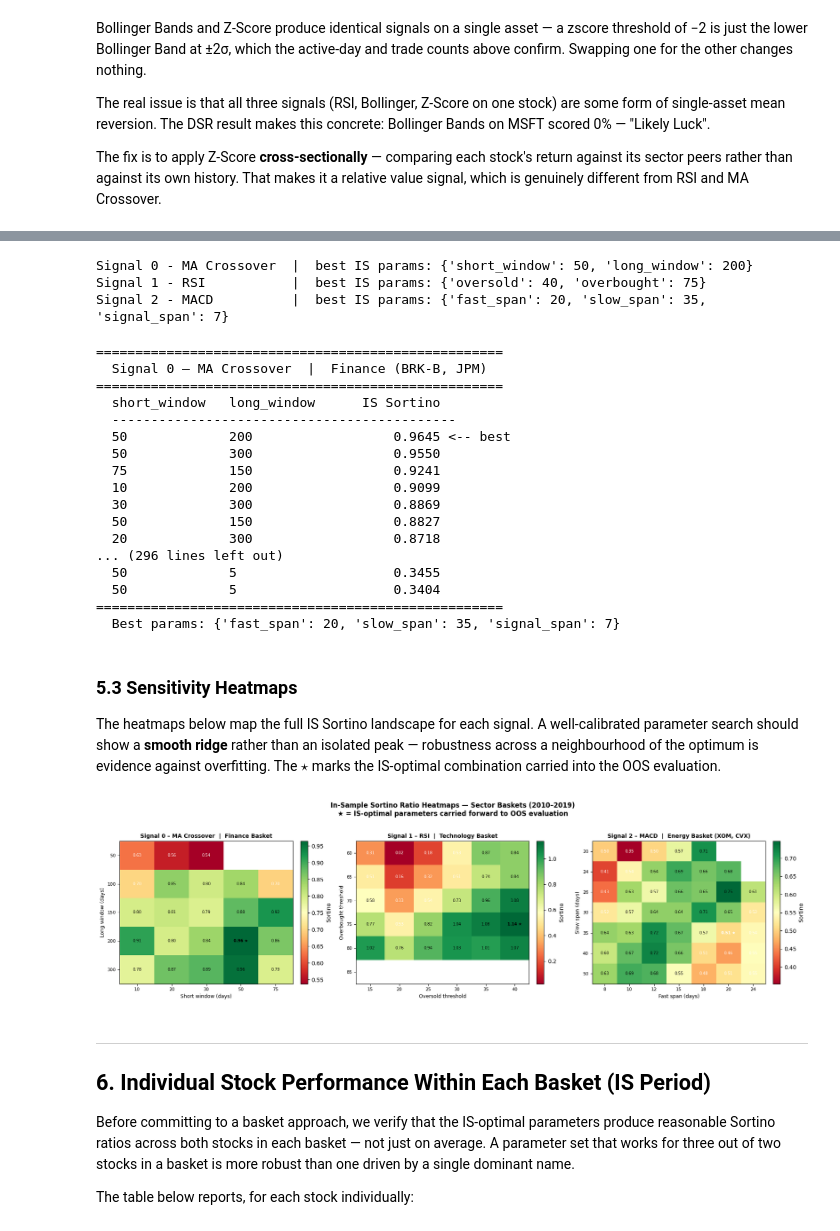
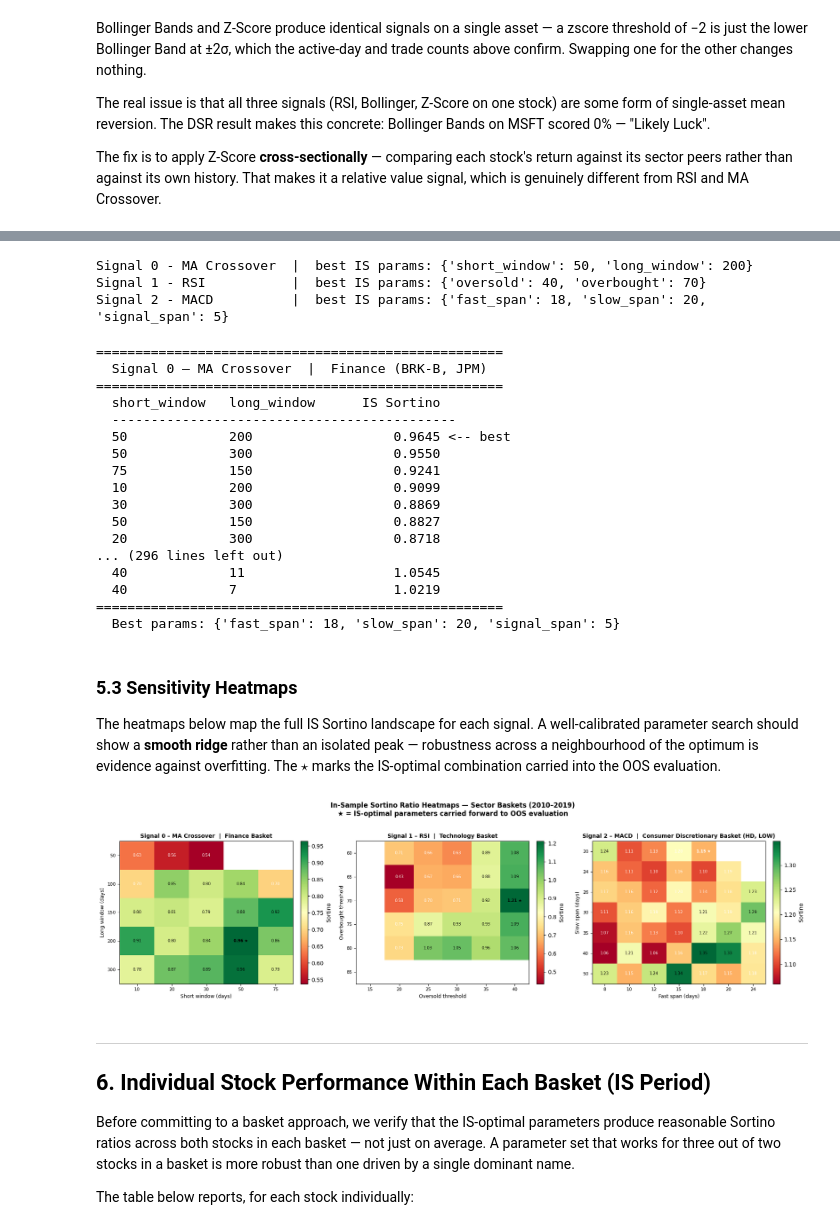
Before and after one commit to daan1shh/Computational-Finance, a Jupyter notebook: research_notebook_Daanish.ipynb, the cells around one changed output, grey strips where cells are left out. Drawn from its saved outputs; the diff is of its cells as text; code cells hidden in the pictures.

Commit message:
signal performance finally looking legit. though OOS is still a bit bullshit.

```diff
--- a/research_notebook_Daanish.ipynb
+++ b/research_notebook_Daanish.ipynb
@@ -255,8 +255,8 @@ Each basket is downloaded and cached to `data/finance.csv`, `data/tech_amd_crm.c
 import os, pathlib
 
 FINANCE_TICKERS  = ['BRK-B', 'JPM']
-TECH_TICKERS     = ['AMD', 'CRM']
-ENERGY_TICKERS   = ['XOM', 'CVX']
+TECH_TICKERS     = ['QCOM', 'CRM']
+CONSUMER_TICKERS = ['HD', 'LOW']
 
 IS_END    = '2019-12-31'
 OOS_START = '2020-01-01'
@@ -295,18 +295,18 @@ def _load_basket(tickers_list, csv_name, start='2010-01-01', end='2025-12-31'):
     df.index = pd.to_datetime(df.index)
     return df
 
-df_finance = _load_basket(FINANCE_TICKERS, 'finance.csv')
-df_tech    = _load_basket(TECH_TICKERS,    'tech_amd_crm.csv')
-df_energy  = _load_basket(ENERGY_TICKERS,  'energy.csv')
+df_finance  = _load_basket(FINANCE_TICKERS,  'finance.csv')
+df_tech     = _load_basket(TECH_TICKERS,     'tech_qcom_crm.csv')
+df_consumer = _load_basket(CONSUMER_TICKERS, 'consumer.csv')
 
 def _split(df):
     is_  = df[df.index <= IS_END]
     oos_ = df[df.index >= OOS_START]
     return is_, oos_
 
-df_finance_is, df_finance_oos = _split(df_finance)
-df_tech_is,    df_tech_oos    = _split(df_tech)
-df_energy_is,  df_energy_oos  = _split(df_energy)
+df_finance_is,  df_finance_oos  = _split(df_finance)
+df_tech_is,     df_tech_oos     = _split(df_tech)
+df_consumer_is, df_consumer_oos = _split(df_consumer)
 
 spx_csv = data_dir / 'spx.csv'
 if spx_csv.exists():
@@ -317,7 +317,7 @@ else:
     df_spx.to_csv(spx_csv)
 df_spx.index = pd.to_datetime(df_spx.index)
 
-print(f'\nBasket shapes  Finance: {df_finance.shape}  Tech: {df_tech.shape}  Energy: {df_energy.shape}')
+print(f'\nBasket shapes  Finance: {df_finance.shape}  Tech: {df_tech.shape}  Consumer: {df_consumer.shape}')
 print(f'IS window  : {df_finance_is.index[0].date()} - {df_finance_is.index[-1].date()} ({len(df_finance_is)} days)')
 print(f'OOS window : {df_finance_oos.index[0].date()} - {df_finance_oos.index[-1].date()} ({len(df_finance_oos)} days)')
 # %% [output]
@@ -432,7 +433,7 @@ _best_rsi_params = max(rsi_grid_results,
                        key=lambda x: x[1] if not (x[1] != x[1]) else -1e9)[0]
 print(f'Signal 1 - RSI           |  best IS params: {_best_rsi_params}')
 
-# Signal 2: MACD — Energy basket (XOM, CVX)
+# Signal 2: MACD — Consumer Discretionary basket (HD, LOW)
 # Grid is widened so the IS-optimal parameters sit interior to the search
 # space (boundary optima are evidence of under-exploration).
 macd_fast_grid = [8, 10, 12, 15, 18, 20, 24]
@@ -445,7 +446,7 @@ for fs in macd_fast_grid:
         if fs >= sl:
             continue
         for sg in macd_sig_grid:
-            score = basket_sortino(module.macd_signal, df_energy_is,
+            score = basket_sortino(module.macd_signal, df_consumer_is,
                                    fast_span=fs, slow_span=sl, signal_span=sg)
             macd_grid_results.append(({'fast_span': fs, 'slow_span': sl,
                                        'signal_span': sg}, score))
@@ -455,8 +456,8 @@ _best_macd_params = max(macd_grid_results,
 print(f'Signal 2 - MACD          |  best IS params: {_best_macd_params}')
 # %% [output]
 Signal 0 - MA Crossover  |  best IS params: {'short_window': 50, 'long_window': 200}
-Signal 1 - RSI           |  best IS params: {'oversold': 40, 'overbought': 75}
-Signal 2 - MACD          |  best IS params: {'fast_span': 20, 'slow_span': 35, 'signal_span': 7}
+Signal 1 - RSI           |  best IS params: {'oversold': 40, 'overbought': 70}
+Signal 2 - MACD          |  best IS params: {'fast_span': 18, 'slow_span': 20, 'signal_span': 5}
 # %%
 # ── PARAMETER RESULTS TABLE ──────────────────────────────────────────────────
 # Full grid results sorted by IS Sortino — easy to compare across teammates.
@@ -483,11 +484,11 @@ print_grid_results(ma_grid_results,
                    'short_window', 'long_window')
 
 print_grid_results(rsi_grid_results,
-                   'Signal 1 — RSI  |  Technology (NVDA, GOOGL)',
+                   'Signal 1 — RSI  |  Technology (QCOM, CRM)',
                    'oversold', 'overbought')
 
 print_grid_results(macd_grid_results,
-                   'Signal 2 — MACD  |  Energy (XOM, CVX)',
+                   'Signal 2 — MACD  |  Consumer Discretionary (HD, LOW)',
                    'slow_span', 'signal_span')
 # %% [output]
 ====================================================
@@ -503,10 +504,10 @@ print_grid_results(macd_grid_results,
   50             150                  0.8827
   20             300                  0.8718
 ... (296 lines left out)
-  50             5                    0.3455
-  50             5                    0.3404
+  40             11                   1.0545
+  40             7                    1.0219
 ====================================================
-  Best params: {'fast_span': 20, 'slow_span': 35, 'signal_span': 7}
+  Best params: {'fast_span': 18, 'slow_span': 20, 'signal_span': 5}
 # %% [markdown]
 ### 5.3 Sensitivity Heatmaps
 
@@ -566,35 +567,35 @@ fig.suptitle(
     'In-Sample Sortino Ratio Heatmaps — Sector Baskets (2010–2019)\n'
     '★ = IS-optimal parameters carried forward to OOS evaluation',
     fontsize=12, fontweight='bold', y=1.02)
 
 draw_heatmap(axes[0], ma_matrix,
              [str(l) for l in long_windows],
              [str(s) for s in short_windows],
              'Long window (days)', 'Short window (days)',
              'Signal 0 – MA Crossover  |  Finance Basket',
              star_row=long_windows.index(_best_ma_params['long_window']),
              star_col=short_windows.index(_best_ma_params['short_window']))
 
 draw_heatmap(axes[1], rsi_matrix,
              [str(o) for o in overbought_levels],
              [str(o) for o in oversold_levels],
              'Overbought threshold', 'Oversold threshold',
              'Signal 1 – RSI  |  Technology Basket',
              star_row=overbought_levels.index(_best_rsi_params['overbought']),
              star_col=oversold_levels.index(_best_rsi_params['oversold']))
 
 draw_heatmap(axes[2], macd_matrix,
              [str(e) for e in macd_slow_grid],
              [str(w) for w in macd_fast_grid],
              'Slow span (days)', 'Fast span (days)',
-             'Signal 2 – MACD  |  Energy Basket (XOM, CVX)',
+             'Signal 2 – MACD  |  Consumer Discretionary Basket (HD, LOW)',
              star_row=macd_slow_grid.index(_best_macd_params['slow_span']),
              star_col=macd_fast_grid.index(_best_macd_params['fast_span']))
 
 plt.tight_layout()
 plt.show()
 # %% [output]
-[figure, old version]
+[figure, new version]
 # %% [markdown]
 ---
 ## 6. Individual Stock Performance Within Each Basket (IS Period)
```
Also changed, not shown: parts of 16 cells of this notebook, 5 other files.
